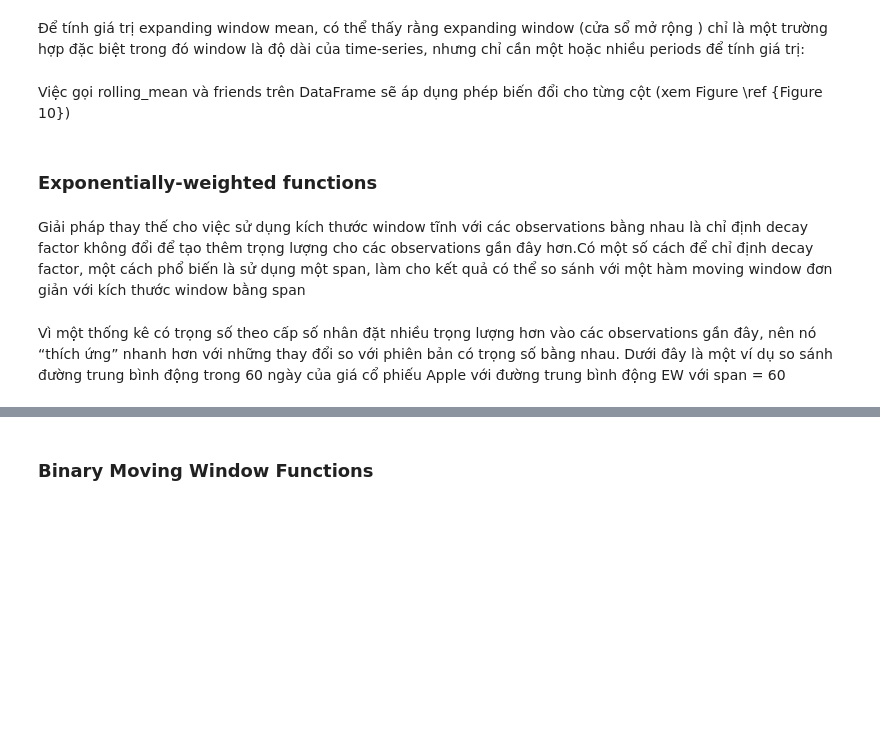
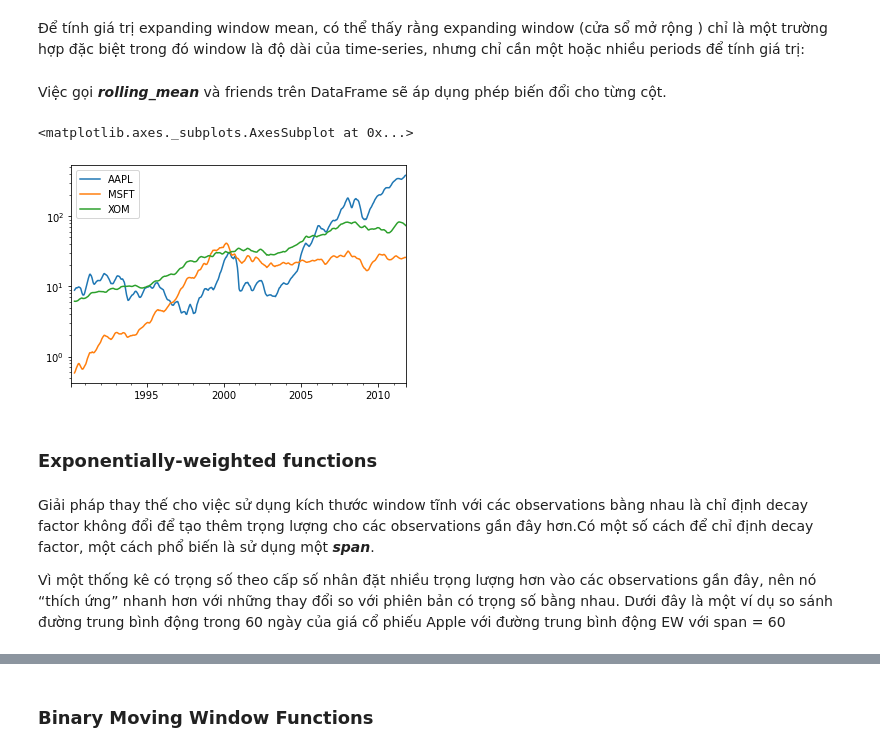
Before and after one commit to Vo-Linh/FDS_TimeSeries, a Jupyter notebook: TimeSeries.ipynb, the cells around one changed output, grey strips where cells are left out. Drawn from its saved outputs; the diff is of its cells as text; code cells hidden in the pictures; blank space fills up the shorter version.

Commit message:
Được tạo bằng Colaboratory

```diff
--- a/TimeSeries.ipynb
+++ b/TimeSeries.ipynb
@@ -1264,13 +1276,16 @@ appl_std250.plot()
 # Define expanding mean in terms of rolling_mean
 expanding_mean = lambda x: rolling_mean(x, len(x), min_periods=1)
 # %% [markdown]
-Việc gọi rolling\_mean và friends trên DataFrame sẽ áp dụng phép biến đổi cho từng cột (xem Figure \ref {Figure 10})
+Việc gọi ***rolling\_mean*** và friends trên DataFrame sẽ áp dụng phép biến đổi cho từng cột.
 # %%
-pd.rolling_mean(close_px, 60).plot(logy=True)
+close_px.rolling(60).mean().plot(logy=True)
+# %% [output]
+<matplotlib.axes._subplots.AxesSubplot at 0x...>
+[figure, added]
 # %% [markdown]
 ### Exponentially-weighted functions
 # %% [markdown]
-Giải pháp thay thế cho việc sử dụng kích thước window tĩnh với các observations bằng nhau là chỉ định decay factor không đổi để tạo thêm trọng lượng cho các observations gần đây hơn.Có một số cách để chỉ định decay factor, một cách phổ biến là sử dụng một span, làm cho kết quả có thể so sánh với một hàm moving window đơn giản với kích thước window bằng span
+Giải pháp thay thế cho việc sử dụng kích thước window tĩnh với các observations bằng nhau là chỉ định decay factor không đổi để tạo thêm trọng lượng cho các observations gần đây hơn.Có một số cách để chỉ định decay factor, một cách phổ biến là sử dụng một ***span***.
+
+Vì một thống kê có trọng số theo cấp số nhân đặt nhiều trọng lượng hơn vào các observations gần đây, nên nó “thích ứng” nhanh hơn với những thay đổi so với phiên bản có trọng số bằng nhau. Dưới đây là một ví dụ so sánh đường trung bình động trong 60 ngày của giá cổ phiếu Apple với đường trung bình động EW với span = 60
-# %% [markdown]
-Vì một thống kê có trọng số theo cấp số nhân đặt nhiều trọng lượng hơn vào các observations gần đây, nên nó “thích ứng” nhanh hơn với những thay đổi so với phiên bản có trọng số bằng nhau. Dưới đây là một ví dụ so sánh đường trung bình động trong 60 ngày của giá cổ phiếu Apple với đường trung bình động EW với span = 60
 # %%
```
Also changed, not shown: parts of 32 cells of this notebook.
